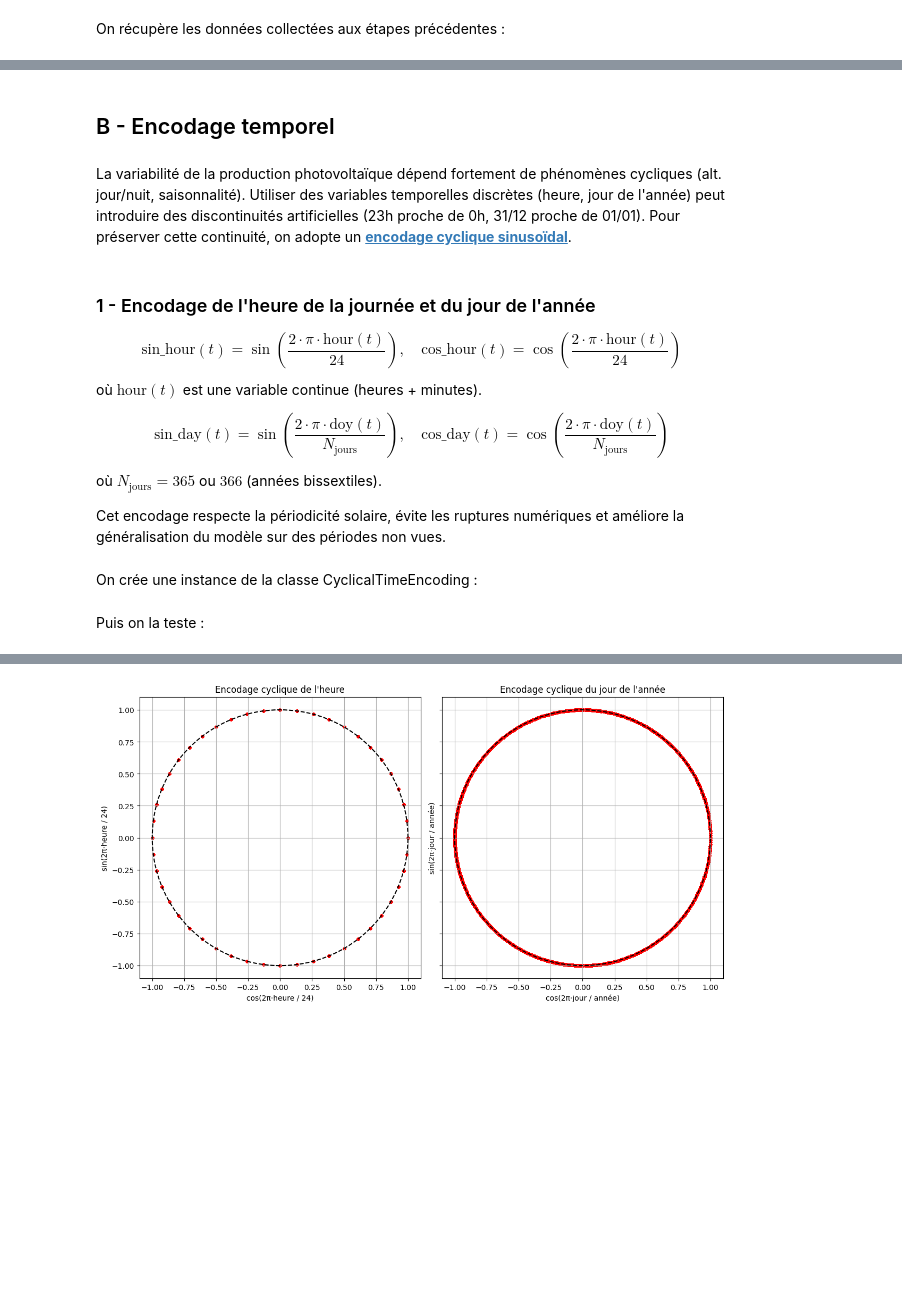
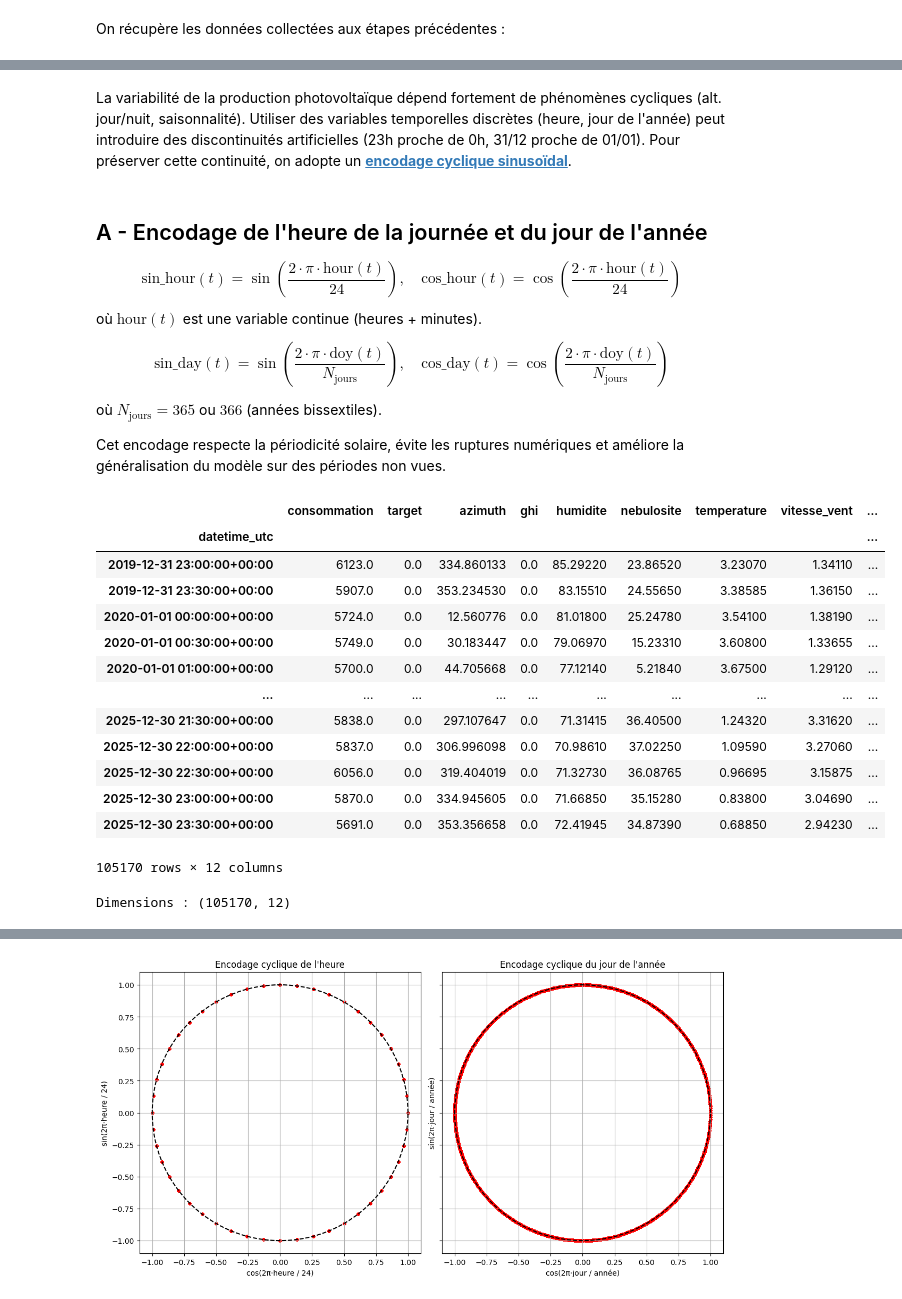
Before and after one commit to Math2935/aug25cds_variabilite, a Jupyter notebook: notebooks/04_feature_engineering.ipynb, the cells around one changed output, grey strips where cells are left out. Cells and saved outputs as stored; diff of their text form; code cells hidden in the pictures; blank space fills up the shorter version.

```diff
--- a/notebooks/04_feature_engineering.ipynb
+++ b/notebooks/04_feature_engineering.ipynb
@@ -64,10 +65,7 @@ temp_path = Path('../data/local_data/temp/')
 output_path = Path('../data/local_data/output')
 
 # Chemin du dataset de production
-input_datasets = output_path / 'raw_2020_2025.csv'
-
-# Chemin du dataset des communes sélectionnées
-communes = output_path / 'best_communes_geo_energy.csv'
+input_datasets = output_path / 'reduced_2020_2025.csv'
 # %%
 # Lecture du fichier de données brutes 2020-2025 et affichage d'informations générales
 
@@ -82,0 +99,13 @@ Dimensions df_2020_2025 : (106704, 84)
+# %%
+def remove_region(name):
+    if 'region_' in name:
+        return name[7:]
+    else:
+        return name
+
+dico_cols = {}
+for col in df.columns:
+    dico_cols[col] = remove_region(col)
+
+df = df.rename(columns=dico_cols)
+display(df.head())
@@ -136,12 +122,10 @@ display(resultat.iloc[25:30].head())
-# %% [markdown]
-## B - Encodage temporel
 # %% [markdown]
 La variabilité de la production photovoltaïque dépend fortement de phénomènes cycliques
 (alt. jour/nuit, saisonnalité). Utiliser des variables temporelles discrètes (heure, jour
 de l'année) peut introduire des discontinuités artificielles (23h proche de 0h, 31/12 proche
 de 01/01). Pour préserver cette continuité, on adopte un [**encodage cyclique sinusoïdal**](https://towardsdatascience.com/cyclical-encoding-an-alternative-to-one-hot-encoding-for-time-series-features-4db46248ebba/).
 # %% [markdown]
-### 1 - Encodage de l'heure de la journée et du jour de l'année
+## A - Encodage de l'heure de la journée et du jour de l'année
 
 $$
 \text{sin\_hour}(t) = \sin\left( \frac{2\cdot\pi \cdot \text{hour}(t)}{24} \right), \quad
@@ -158,27 +142,35 @@ où $N_{\text{jours}} = 365$ ou $366$ (années bissextiles).
 
 Cet encodage respecte la périodicité solaire, évite les ruptures numériques et améliore la généralisation du modèle sur des périodes non vues.
 # %%
-class CyclicalTimeEncoding(BaseEstimator, TransformerMixin):
-    """ Encodage cyclique des heures et des jours de l'année. """
-    def __init__(self):
-        """ L'index contient les dates à transformer """
-        return None
+# Encodage cyclique de l'heure
+hour = df.index.hour + df.index.minute / 60
+df['sin_hour'] = np.sin(2 * np.pi * hour / 24)
+df['cos_hour'] = np.cos(2 * np.pi * hour / 24)
 
-    def fit(self, X, y=None): # Ne fait rien
-        return self
+# Encodage cyclique du jour de l'année (avec années bissextiles)
+doy = df.index.dayofyear - 1
+nb_jour_annee = np.where(df.index.is_leap_year, 366, 365)
+df['sin_doy'] = np.sin(2 * np.pi * doy / nb_jour_annee)
+df['cos_doy'] = np.cos(2 * np.pi * doy / nb_jour_annee)
 
-    def transform(self, X): # Supression des colonnes de faible variance
-        """ L'index contient les dates à transformer """
-         #hour = df['hour'] + df['Date'].dt.minute / 60
-        hour = X.index.hour + X.index.minute / 60
-        X['sin_hour'] = np.sin(2 * np.pi * hour / 24)
-        X['cos_hour'] = np.cos(2 * np.pi * hour / 24)
+# Afficher le début et la fin du dataset
+display(df)
 
-        # Encodage cyclique du jour de l'année (avec années bissextiles)
-        doy = X.index.dayofyear - 1
-        nb_jour_annee = np.where(X.index.is_leap_year, 366, 365)
-        X['sin_doy'] = np.sin(2 * np.pi * doy / nb_jour_annee)
-        X['cos_doy'] = np.cos(2 * np.pi * doy / nb_jour_annee)
-        return X
+# Afficher les dimensions du dataset
+print('Dimensions :', df.shape)
+# %% [output]
+|  | consommation | target | azimuth | ghi | humidite | nebulosite | temperature | vitesse_vent | ... |
+| datetime_utc |  |  |  |  |  |  |  |  | ... |
+| 2019-12-31 23:00:00+00:00 | 6123.0 | 0.0 | 334.860133 | 0.0 | 85.29220 | 23.86520 | 3.23070 | 1.34110 | ... |
+| 2019-12-31 23:30:00+00:00 | 5907.0 | 0.0 | 353.234530 | 0.0 | 83.15510 | 24.55650 | 3.38585 | 1.36150 | ... |
+| 2020-01-01 00:00:00+00:00 | 5724.0 | 0.0 | 12.560776 | 0.0 | 81.01800 | 25.24780 | 3.54100 | 1.38190 | ... |
+| 2020-01-01 00:30:00+00:00 | 5749.0 | 0.0 | 30.183447 | 0.0 | 79.06970 | 15.23310 | 3.60800 | 1.33655 | ... |
+| 2020-01-01 01:00:00+00:00 | 5700.0 | 0.0 | 44.705668 | 0.0 | 77.12140 | 5.21840 | 3.67500 | 1.29120 | ... |
+| ... | ... | ... | ... | ... | ... | ... | ... | ... | ... |
+| 2025-12-30 21:30:00+00:00 | 5838.0 | 0.0 | 297.107647 | 0.0 | 71.31415 | 36.40500 | 1.24320 | 3.31620 | ... |
+| 2025-12-30 22:00:00+00:00 | 5837.0 | 0.0 | 306.996098 | 0.0 | 70.98610 | 37.02250 | 1.09590 | 3.27060 | ... |
+| 2025-12-30 22:30:00+00:00 | 6056.0 | 0.0 | 319.404019 | 0.0 | 71.32730 | 36.08765 | 0.96695 | 3.15875 | ... |
+| 2025-12-30 23:00:00+00:00 | 5870.0 | 0.0 | 334.945605 | 0.0 | 71.66850 | 35.15280 | 0.83800 | 3.04690 | ... |
+| 2025-12-30 23:30:00+00:00 | 5691.0 | 0.0 | 353.356658 | 0.0 | 72.41945 | 34.87390 | 0.68850 | 2.94230 | ... |
+105170 rows × 12 columns
+Dimensions : (105170, 12)
-# %% [markdown]
-On crée une instance de la classe CyclicalTimeEncoding :
@@ -187,2 +176,0 @@ cyclical_time_encoding = CyclicalTimeEncoding()
-# %% [markdown]
-Puis on la teste :
```
Also changed, not shown: parts of 78 cells of this notebook.
